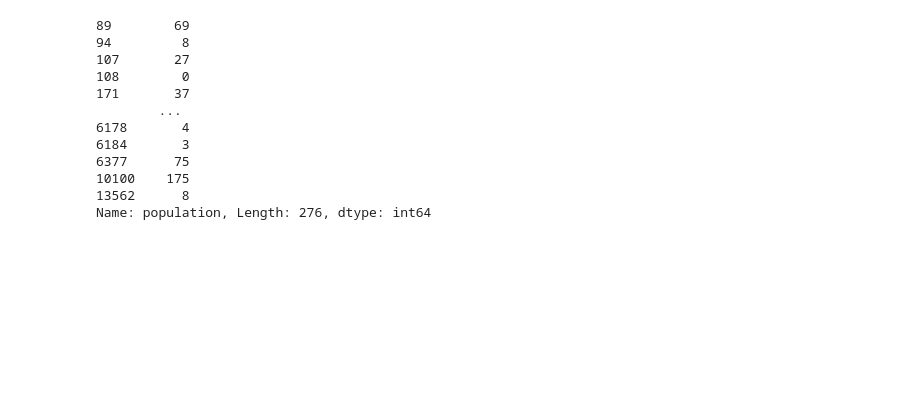
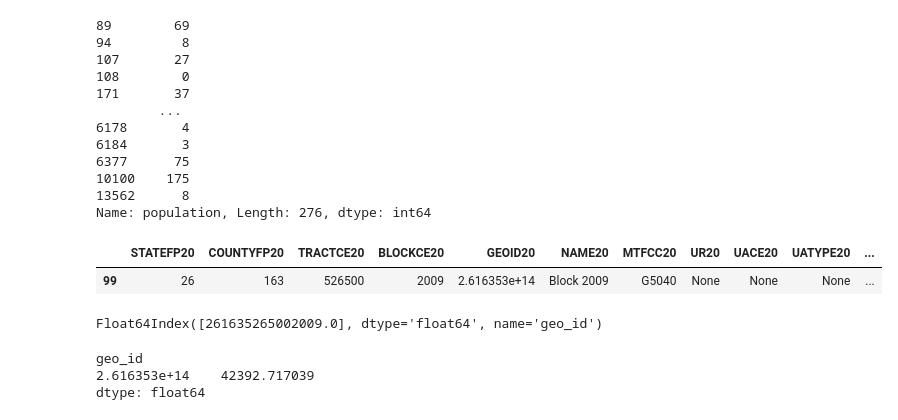
Before and after one commit to ahakso/detroit, a Jupyter notebook: early_modeling.ipynb, the cells around one changed output. Saved outputs shown, nothing was run; the diff lists cells and outputs as text; code cells hidden in the pictures; blank space fills up the shorter version.

```diff
--- a/early_modeling.ipynb
+++ b/early_modeling.ipynb
@@ -353,3 +371,20 @@ rawish.population
 10100    175
 13562      8
 Name: population, Length: 276, dtype: int64
+# %%
+ff = gpd.read_file('tl_2020_26_tabblock20/tl_2020_26_tabblock20.shp',rows=100).astype({'GEOID20':float})
+# %%
+ff.query("GEOID20==261635265002009.0").assign(my_area=lambda x: x.to_crs('EPSG:3857').area)
+# %% [output]
+|  | STATEFP20 | COUNTYFP20 | TRACTCE20 | BLOCKCE20 | GEOID20 | NAME20 | MTFCC20 | UR20 | UACE20 | UATYPE20 | ... |
+| 99 | 26 | 163 | 526500 | 2009 | 2.616353e+14 | Block 2009 | G5040 | None | None | None | ... |
+# %%
+a.loc[[x for x in ff.GEOID20.values if x in a.index.values]].index
+# %% [output]
+Float64Index([261635265002009.0], dtype='float64', name='geo_id')
+# %%
+a.loc[[x for x in ff if x in a.index.values]]
+# %% [output]
+geo_id
+2.616353e+14    42392.717039
+dtype: float64
```
Also changed, not shown: parts of 38 cells of this notebook, 1 other file.
